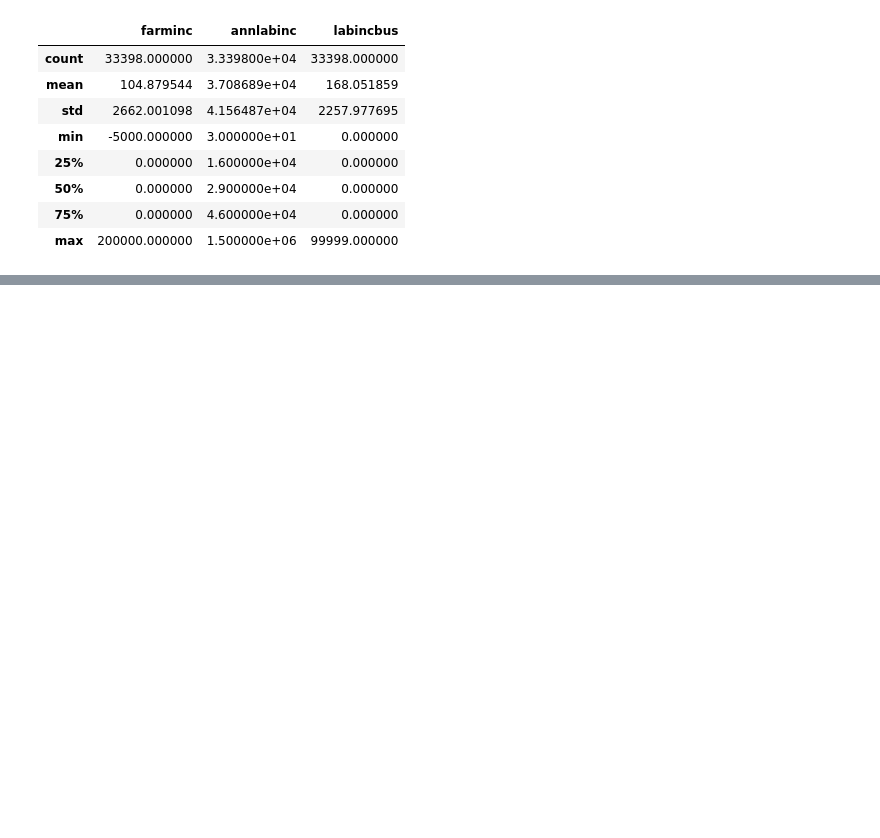
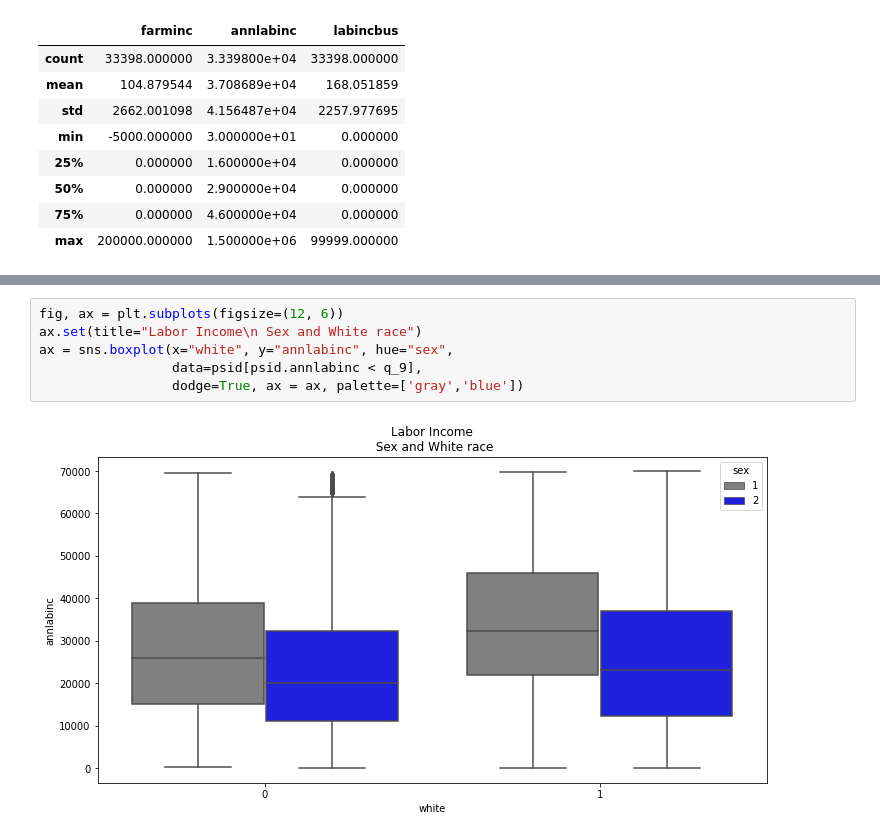
Before and after one commit to jcalvesoliveira/gender-pay-gap, a Jupyter notebook: notebooks/1.0-jo-initial-data-exploration.ipynb, the cells around one changed output, grey strips where cells are left out. Saved outputs shown, nothing was run; the diff lists cells and outputs as text; blank space fills up the shorter version.

```diff
--- a/notebooks/1.0-jo-initial-data-exploration.ipynb
+++ b/notebooks/1.0-jo-initial-data-exploration.ipynb
@@ -70,0 +115,8 @@ category_cols = ['sex','region','race','educ99','classwkr']
+# %%
+fig, ax = plt.subplots(figsize=(12, 6))
+ax.set(title="Labor Income\n Sex and White race")
+ax = sns.boxplot(x="white", y="annlabinc", hue="sex",
+                 data=psid[psid.annlabinc < q_9],
+                 dodge=True, ax = ax, palette=['gray','blue'])
+# %% [output]
+[figure, added]
```
Also changed, not shown: parts of 9 cells of this notebook.
